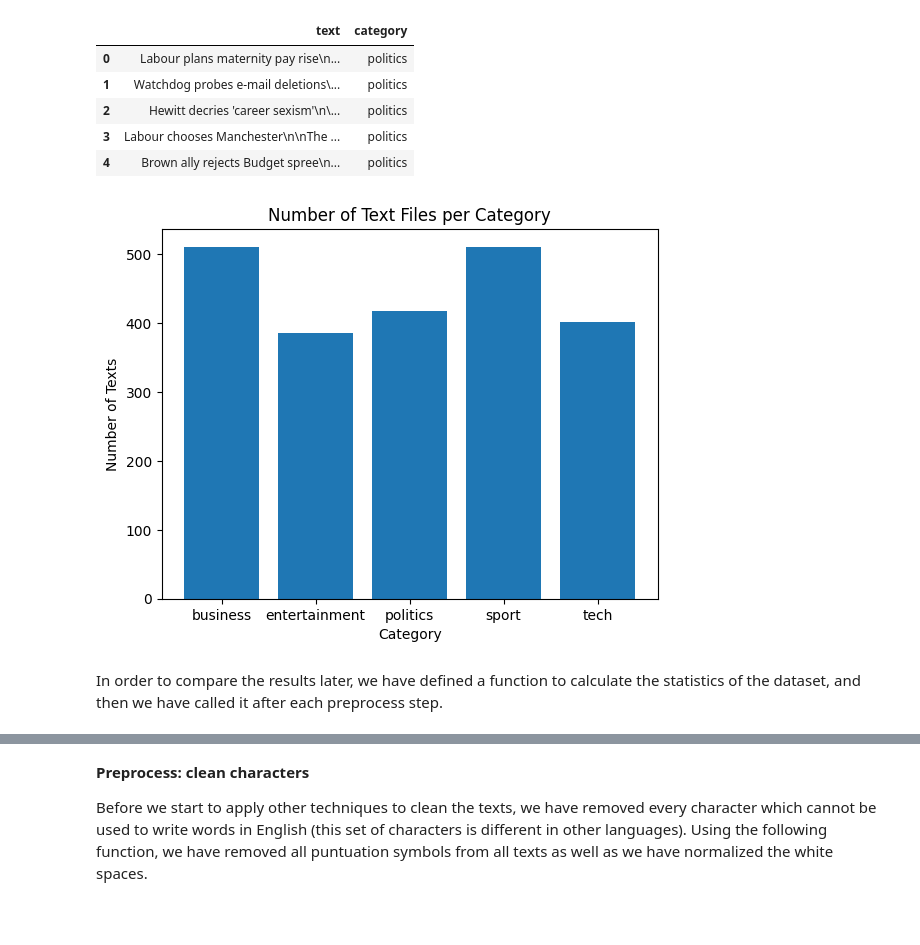
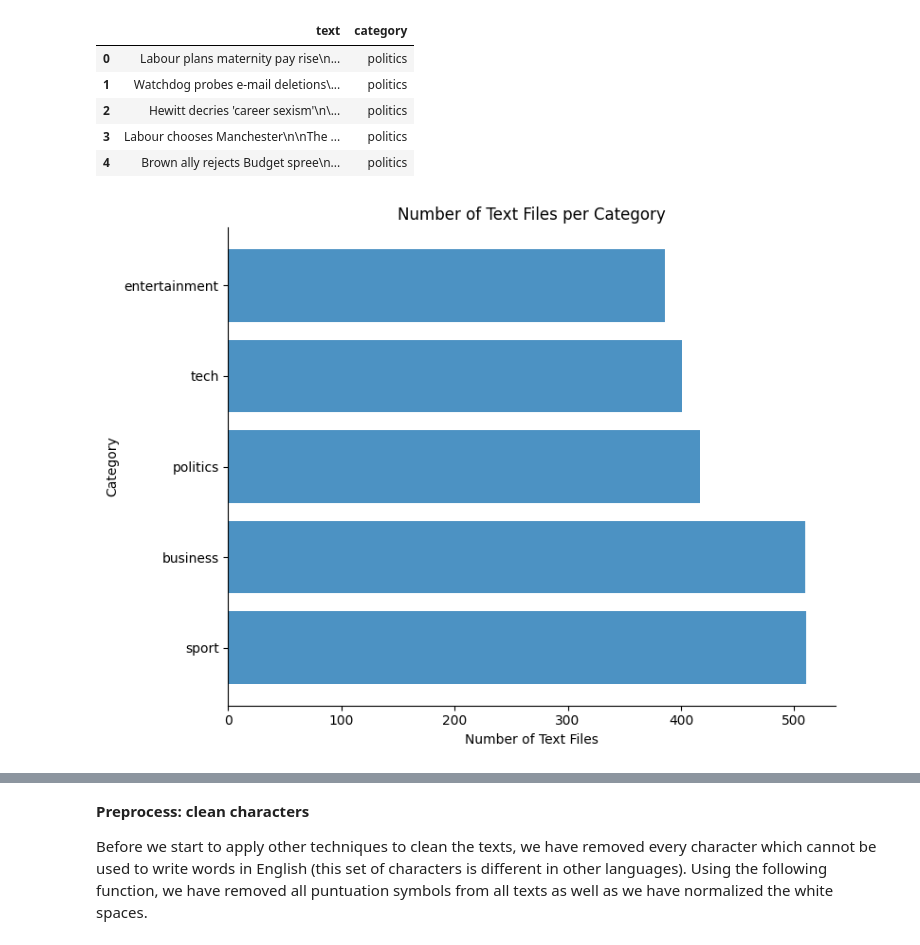
Before and after one commit to alizahedi7/Text-Classification, a Jupyter notebook: Text_Classification.ipynb, the cells around one changed output, grey strips where cells are left out. Cells and saved outputs as stored; diff of their text form; code cells hidden in the pictures; blank space fills up the shorter version.

```diff
--- a/Text_Classification.ipynb
+++ b/Text_Classification.ipynb
@@ -26,19 +22,38 @@ Please name the text column as _text_ and category column as _category_
 # %%
 def parse_files(path):
-  ########################################
-  ######### YOUR CODES GO HERE ###########
-
+  '''
+  Parse text files in the given directory and return a DataFrame containing the text content and corresponding category for each file.
+  '''
   folders = [f for f in os.listdir(path) if os.path.isdir(os.path.join(path, f))]
-  dataframes = []
+  dataframes_list = []
 
   for category in folders:
     category_path = os.path.join(path, category)
-    for fname in sorted(os.listdir(category_path)):
-      if fname.endswith('.txt'):
-        with open(os.path.join(category_path, fname), 'r', encoding='unicode_escape') as f:
+    for filename in sorted(os.listdir(category_path)):
+      if filename.endswith('.txt'):
+        with open(os.path.join(category_path, filename), 'r', encoding='unicode_escape') as f:
           content = f.read()
-          dataframes.append(pd.DataFrame({'text':content, 'category':category}, index=[0]))
-  df = pd.concat(dataframes, ignore_index=True)
+          dataframes_list.append(pd.DataFrame({'text':content, 'category':category}, index=[0]))
+  df = pd.concat(dataframes_list, ignore_index=True)
 
   return df
-  ########################################
+# %%
+def plot_file_counts(df, category_col):
+    '''
+    This function takes a dataframe and the name of the column containing
+    category labels as input. It counts the number of text files per category
+    and plots them as a horizontal bar chart.
+    '''
+    # Count the number of the text files per category
+    file_counts = df[category_col].value_counts()
+
+    # Create a horizontal bar chart
+    fig, ax = plt.subplots(figsize=(8,6))
+    ax.barh(file_counts.index, file_counts.values, alpha=0.8)
+    ax.set_xlabel('Number of Text Files')
+    ax.set_ylabel('Category')
+    ax.set_title('Number of Text Files per Category')
+    ax.spines['top'].set_visible(False)
+    ax.spines['right'].set_visible(False)
+    plt.tight_layout()
+    plt.show()
@@ -53,27 +103,3 @@ df.head()
 | 2 | Hewitt decries 'career sexism'\n\... | politics |
 | 3 | Labour chooses Manchester\n\nThe ... | politics |
 | 4 | Brown ally rejects Budget spree\n... | politics |
-# %%
-'''
-after preparing the dataframe, let's count the number of the text file per category
-Plot them as a bar plot
-'''
-########################################
-######### YOUR CODES GO HERE ###########
-
-# Count the number of the text files per category
-file_counts = df.groupby('category')['text'].count()
-
-# Create a bar chart
-fig, ax = plt.subplots()
-ax.bar(file_counts.index, file_counts.values)
-ax.set_xlabel('Category')
-ax.set_ylabel('Number of Texts')
-ax.set_title('Number of Text Files per Category')
-plt.show()
-
-########################################
-# %% [output]
-[figure, removed]
-# %% [markdown]
-In order to compare the results later, we have defined a function to calculate the statistics of the dataset, and then we have called it after each preprocess step.
@@ -146,0 +106,4 @@ def Hist_of_statas(df_stats, n_cols=3):
+# %%
+plot_file_counts(df, 'category')
+# %% [output]
+[figure, added]
```
Also changed, not shown: parts of 79 cells of this notebook.
